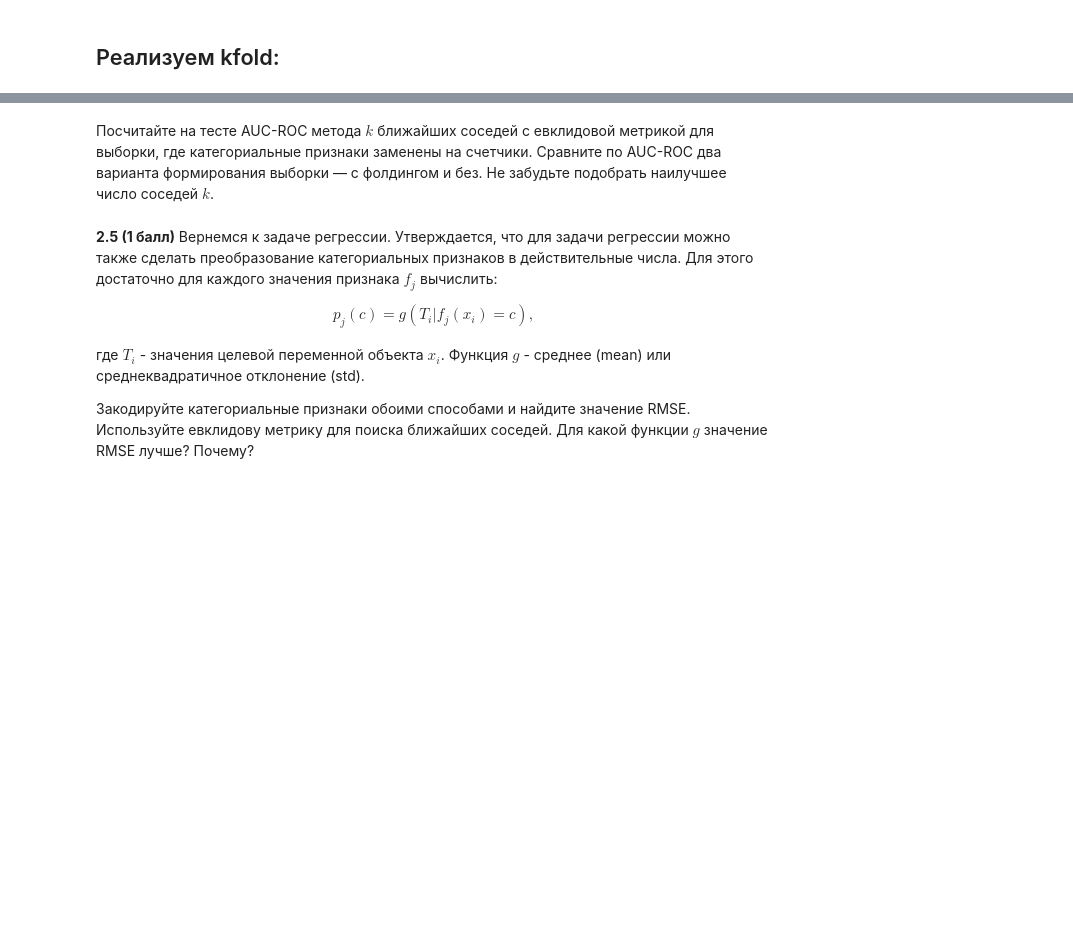
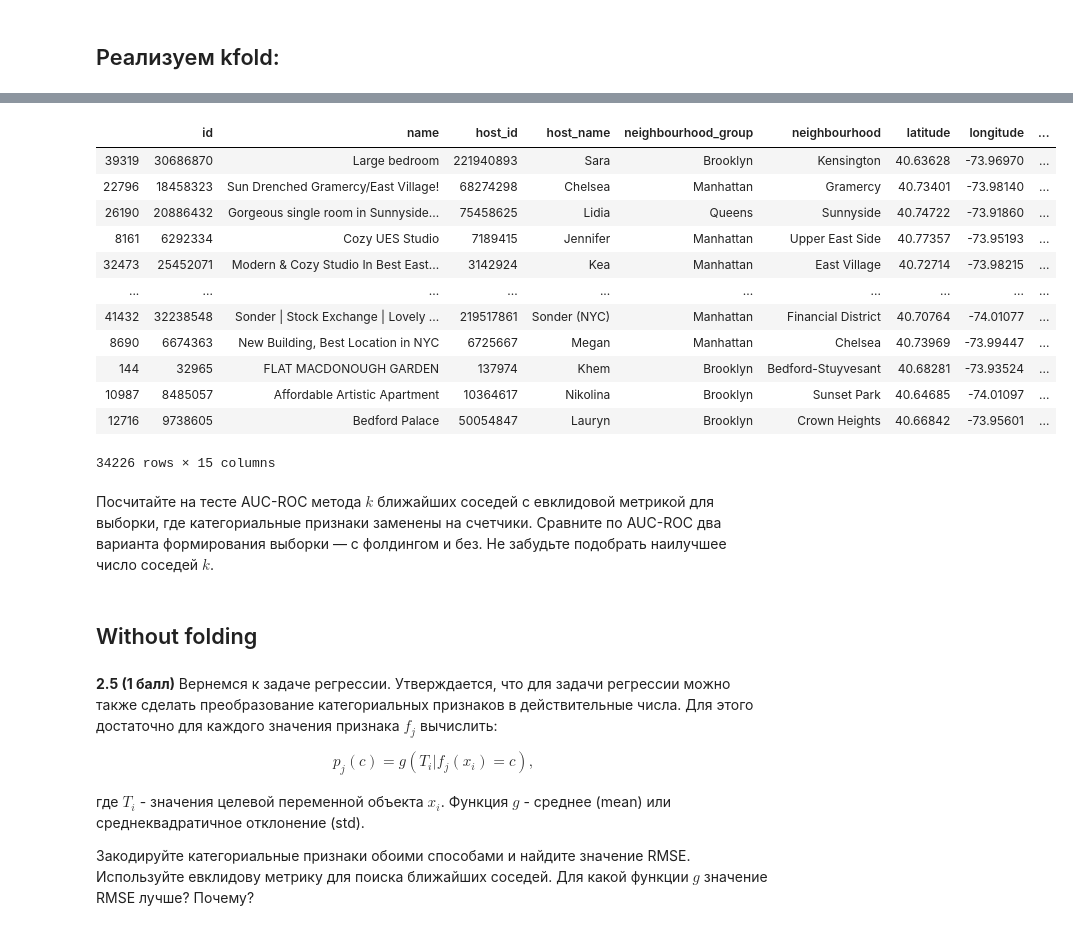
Before and after one commit to paniquex/ML_DS_practice, a Jupyter notebook: MMRO/HW_02/hw-practise-2-kuzmin-nikita.ipynb, the cells around one changed output, grey strips where cells are left out. Cells and saved outputs as stored; diff of their text form; code cells hidden in the pictures; blank space fills up the shorter version.

```diff
--- a/MMRO/HW_02/hw-practise-2-kuzmin-nikita.ipynb
+++ b/MMRO/HW_02/hw-practise-2-kuzmin-nikita.ipynb
@@ -766,2 +822,18 @@ array([1, 1, 2, 3, 4, 5, 6])
+# %%
+X_train
+# %% [output]
+|  | id | name | host_id | host_name | neighbourhood_group | neighbourhood | latitude | longitude | ... |
+| 39319 | 30686870 | Large bedroom | 221940893 | Sara | Brooklyn | Kensington | 40.63628 | -73.96970 | ... |
+| 22796 | 18458323 | Sun Drenched Gramercy/East Village! | 68274298 | Chelsea | Manhattan | Gramercy | 40.73401 | -73.98140 | ... |
+| 26190 | 20886432 | Gorgeous single room in Sunnyside... | 75458625 | Lidia | Queens | Sunnyside | 40.74722 | -73.91860 | ... |
+| 8161 | 6292334 | Cozy UES Studio | 7189415 | Jennifer | Manhattan | Upper East Side | 40.77357 | -73.95193 | ... |
+| 32473 | 25452071 | Modern & Cozy Studio In Best East... | 3142924 | Kea | Manhattan | East Village | 40.72714 | -73.98215 | ... |
+| ... | ... | ... | ... | ... | ... | ... | ... | ... | ... |
+| 41432 | 32238548 | Sonder | Stock Exchange | Lovely ... | 219517861 | Sonder (NYC) | Manhattan | Financial District | 40.70764 | -74.01077 | ... |
+| 8690 | 6674363 | New Building, Best Location in NYC | 6725667 | Megan | Manhattan | Chelsea | 40.73969 | -73.99447 | ... |
+| 144 | 32965 | FLAT MACDONOUGH GARDEN | 137974 | Khem | Brooklyn | Bedford-Stuyvesant | 40.68281 | -73.93524 | ... |
+| 10987 | 8485057 | Affordable Artistic Apartment | 10364617 | Nikolina | Brooklyn | Sunset Park | 40.64685 | -74.01097 | ... |
+| 12716 | 9738605 | Bedford Palace | 50054847 | Lauryn | Brooklyn | Crown Heights | 40.66842 | -73.95601 | ... |
+34226 rows × 15 columns
 # %% [markdown]
 Посчитайте на тесте AUC-ROC метода $k$ ближайших соседей с евклидовой метрикой для выборки, где категориальные признаки заменены на счетчики. Сравните по AUC-ROC два варианта формирования выборки — с фолдингом и без. Не забудьте подобрать наилучшее число соседей $k$.
@@ -770,3 +840,5 @@ array([1, 1, 2, 3, 4, 5, 6])
+# %% [markdown]
+## Without folding
 # %% [markdown]
 <b>2.5 (1 балл)</b> Вернемся к задаче регрессии. Утверждается, что для задачи регрессии можно также сделать преобразование категориальных признаков в действительные числа. Для этого достаточно для каждого значения признака $f_j$ вычислить:
 \begin{align}
```
Also changed, not shown: parts of 43 cells of this notebook.
